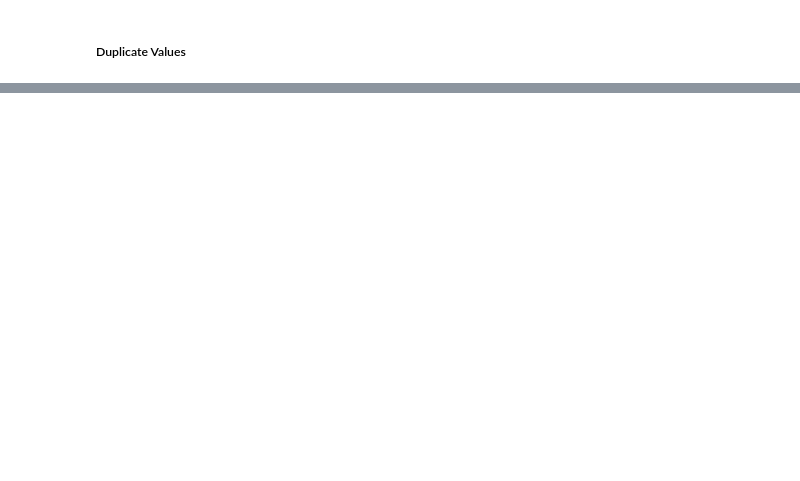
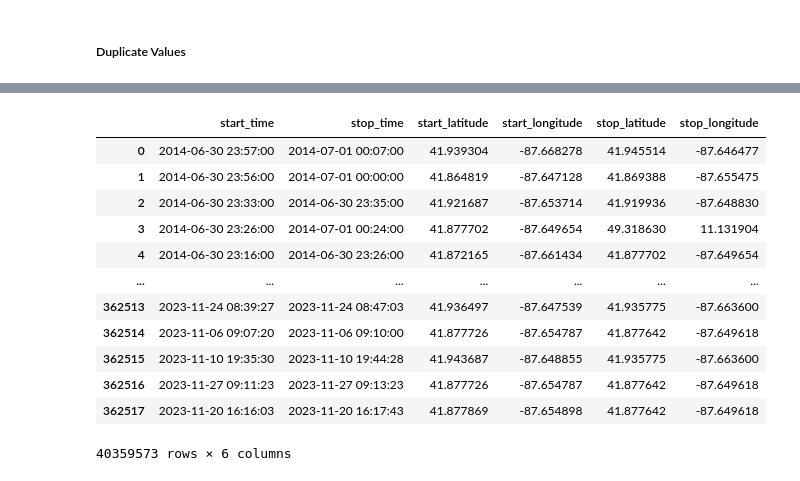
Before and after one commit to richizo/Hourly-Divvy-Trip-Predictor, a Jupyter notebook: notebooks/03_DATA_CLEANING.ipynb, the cells around one changed output, grey strips where cells are left out. Cells and saved outputs as stored; diff of their text form; code cells hidden in the pictures; blank space fills up the shorter version.

```diff
--- a/notebooks/03_DATA_CLEANING.ipynb
+++ b/notebooks/03_DATA_CLEANING.ipynb
@@ -607,0 +562,16 @@ for dataset in post_2020:
+# %%
+all_data
+# %% [output]
+|  | start_time | stop_time | start_latitude | start_longitude | stop_latitude | stop_longitude |
+| 0 | 2014-06-30 23:57:00 | 2014-07-01 00:07:00 | 41.939304 | -87.668278 | 41.945514 | -87.646477 |
+| 1 | 2014-06-30 23:56:00 | 2014-07-01 00:00:00 | 41.864819 | -87.647128 | 41.869388 | -87.655475 |
+| 2 | 2014-06-30 23:33:00 | 2014-06-30 23:35:00 | 41.921687 | -87.653714 | 41.919936 | -87.648830 |
+| 3 | 2014-06-30 23:26:00 | 2014-07-01 00:24:00 | 41.877702 | -87.649654 | 49.318630 | 11.131904 |
+| 4 | 2014-06-30 23:16:00 | 2014-06-30 23:26:00 | 41.872165 | -87.661434 | 41.877702 | -87.649654 |
+| ... | ... | ... | ... | ... | ... | ... |
+| 362513 | 2023-11-24 08:39:27 | 2023-11-24 08:47:03 | 41.936497 | -87.647539 | 41.935775 | -87.663600 |
+| 362514 | 2023-11-06 09:07:20 | 2023-11-06 09:10:00 | 41.877726 | -87.654787 | 41.877642 | -87.649618 |
+| 362515 | 2023-11-10 19:35:30 | 2023-11-10 19:44:28 | 41.943687 | -87.648855 | 41.935775 | -87.663600 |
+| 362516 | 2023-11-27 09:11:23 | 2023-11-27 09:13:23 | 41.877726 | -87.654787 | 41.877642 | -87.649618 |
+| 362517 | 2023-11-20 16:16:03 | 2023-11-20 16:17:43 | 41.877869 | -87.654898 | 41.877642 | -87.649618 |
+40359573 rows × 6 columns
```
Also changed, not shown: parts of 148 cells of this notebook, 8 other files.
